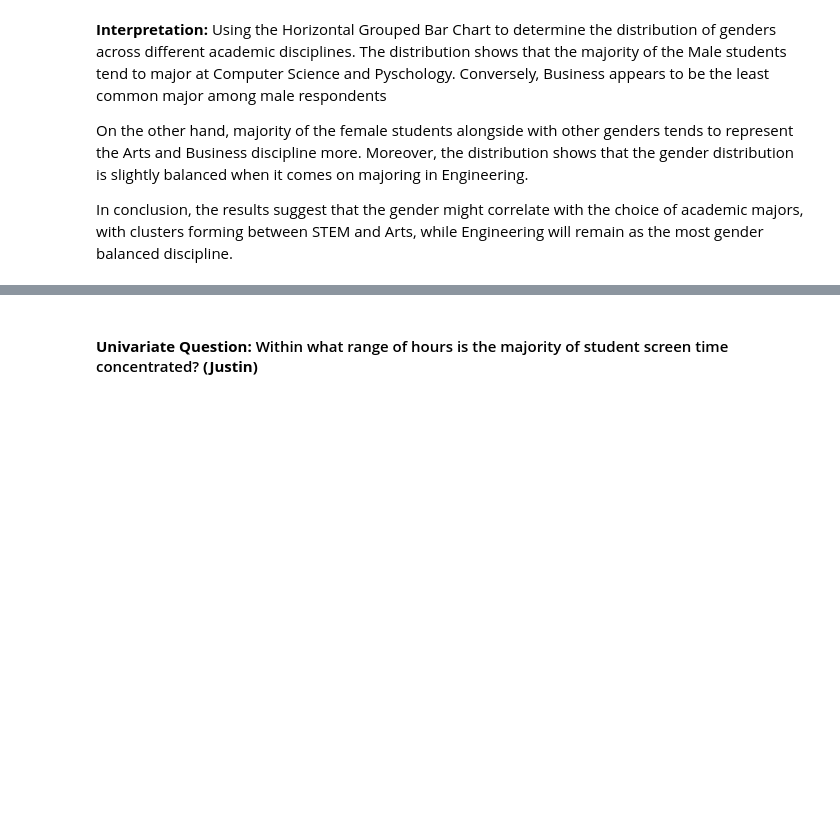
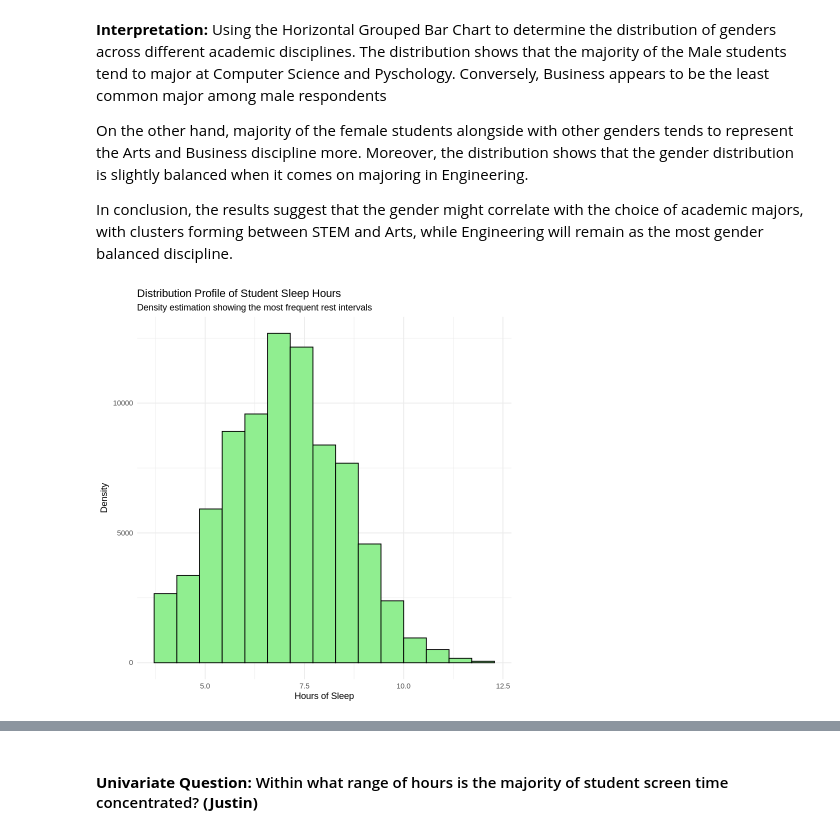
Before and after one commit to leiandrei/exploratory-data-analysis, a Jupyter notebook: notebooks/analysis.ipynb, the cells around one changed output, grey strips where cells are left out. Saved outputs shown, nothing was run; the diff lists cells and outputs as text; code cells hidden in the pictures; blank space fills up the shorter version.

```diff
--- a/notebooks/analysis.ipynb
+++ b/notebooks/analysis.ipynb
@@ -129,3 +129,16 @@ ggplot(genders_majors, aes(major, genderCount, fill=gender)) +
 On the other hand, majority of the female students alongside with other genders tends to represent the Arts and Business discipline more. Moreover, the distribution shows that the gender distribution is slightly balanced when it comes on majoring in Engineering.
 
 In conclusion, the results suggest that the gender might correlate with the choice of academic majors, with clusters forming between STEM and Arts, while Engineering will remain as the most gender balanced discipline.
+# %%
+library(tidyverse)
+
+# Load the dataset (moved here to ensure it's available)
+student_data <- read.csv("https://raw.githubusercontent.com/leiandrei/exploratory-data-analysis/main/data/enhanced_student_habits_performance_dataset.csv")
+
+ggplot(student_data, aes(x = sleep_hours)) +
+  geom_histogram(bins = 15, fill = "lightgreen", color = "black") +
+  labs(title = "Distribution Profile of Student Sleep Hours", subtitle = "Density estimation showing the most frequent rest intervals",
+       x = "Hours of Sleep", y = "Density") +
+  theme_minimal()
+# %% [output]
+[figure, added]
```
Also changed, not shown: parts of 1 cell of this notebook.
